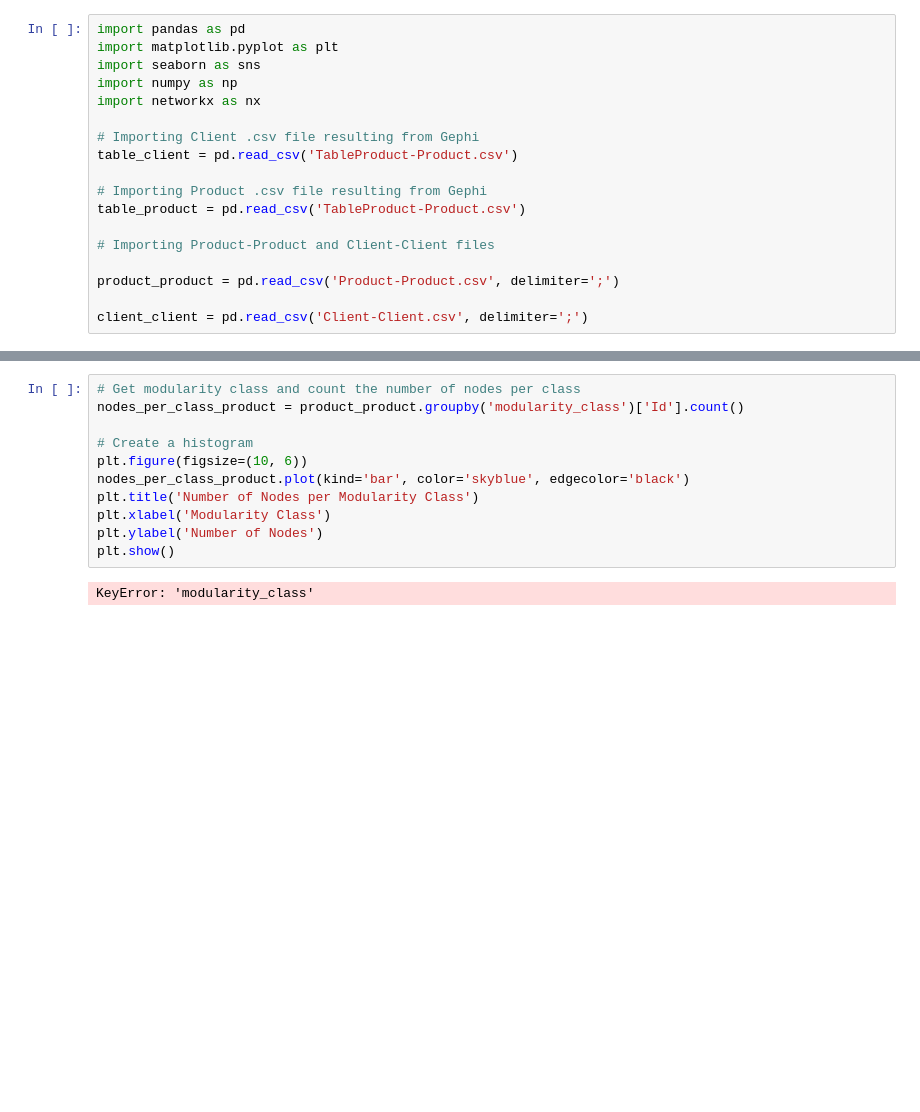
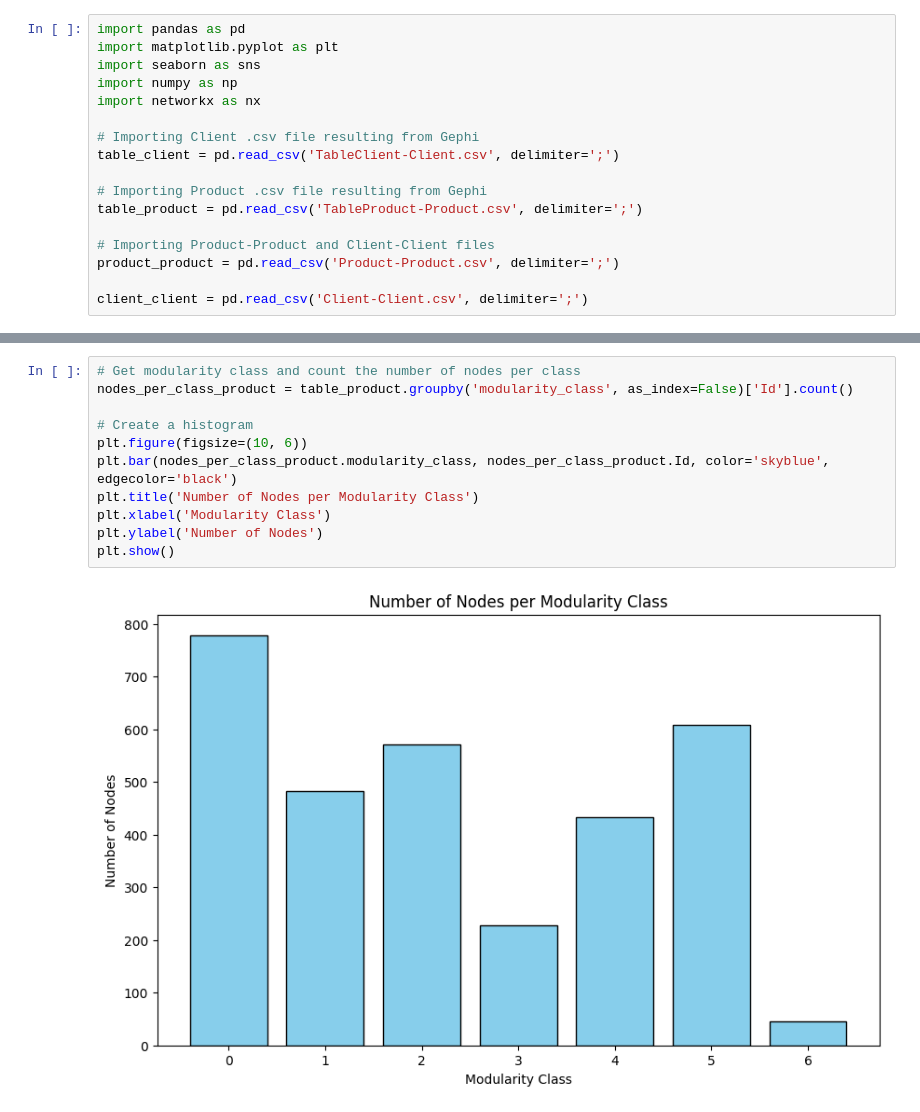
Before and after one commit to DEISI-ULHT-TFC-2023-24/TFC-DEISEI64-E-Commerce, a Jupyter notebook: Community Analysis.ipynb, the cells around one changed output, grey strips where cells are left out. Cells and saved outputs as stored; diff of their text form; blank space fills up the shorter version.

Commit message:
Corrected the problem about histogram queries

```diff
--- a/Community Analysis.ipynb
+++ b/Community Analysis.ipynb
@@ -6,13 +6,12 @@ import numpy as np
 import networkx as nx
 
 # Importing Client .csv file resulting from Gephi
-table_client = pd.read_csv('TableProduct-Product.csv')
+table_client = pd.read_csv('TableClient-Client.csv', delimiter=';')
 
 # Importing Product .csv file resulting from Gephi
-table_product = pd.read_csv('TableProduct-Product.csv')
+table_product = pd.read_csv('TableProduct-Product.csv', delimiter=';')
 
 # Importing Product-Product and Client-Client files
-
 product_product = pd.read_csv('Product-Product.csv', delimiter=';')
 
 client_client = pd.read_csv('Client-Client.csv', delimiter=';')
@@ -35,15 +33,15 @@ Number of edges: 467482
 # %%
 # Get modularity class and count the number of nodes per class
-nodes_per_class_product = product_product.groupby('modularity_class')['Id'].count()
+nodes_per_class_product = table_product.groupby('modularity_class', as_index=False)['Id'].count()
 
 # Create a histogram
 plt.figure(figsize=(10, 6))
-nodes_per_class_product.plot(kind='bar', color='skyblue', edgecolor='black')
+plt.bar(nodes_per_class_product.modularity_class, nodes_per_class_product.Id, color='skyblue', edgecolor='black')
 plt.title('Number of Nodes per Modularity Class')
 plt.xlabel('Modularity Class')
 plt.ylabel('Number of Nodes')
 plt.show()
 # %% [output]
-KeyError: 'modularity_class'
+[figure, added]
 # %%
 # Creating a graph from the edge list (Client-Client)
```
Also changed, not shown: parts of 3 cells of this notebook.
